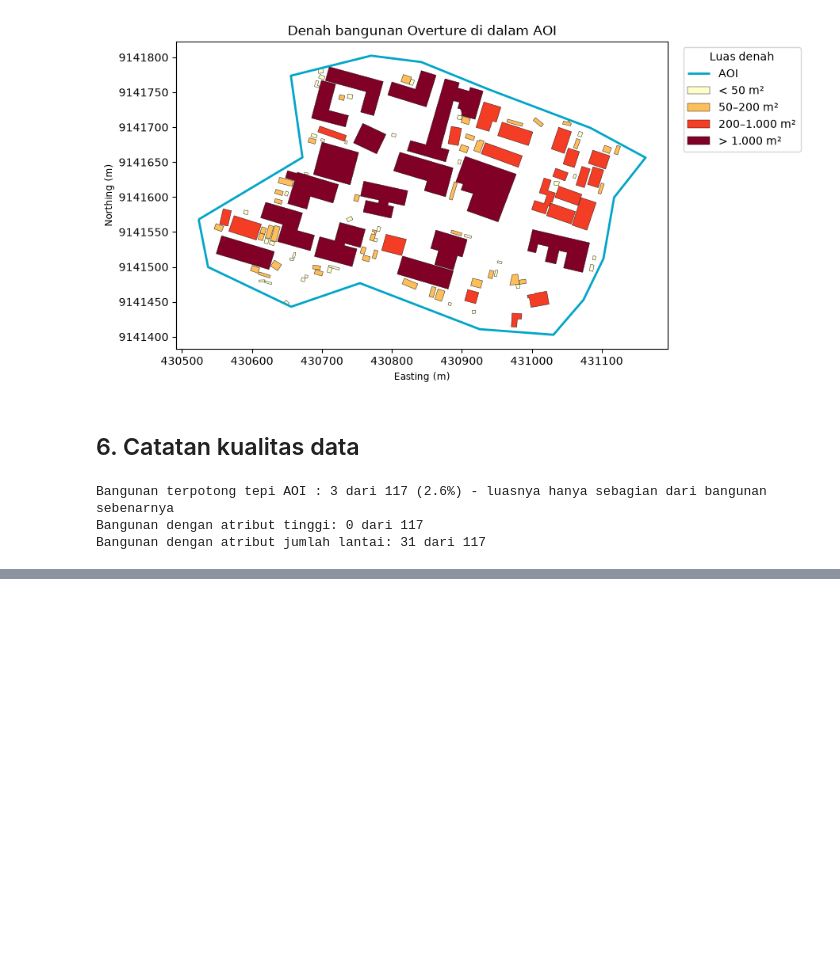
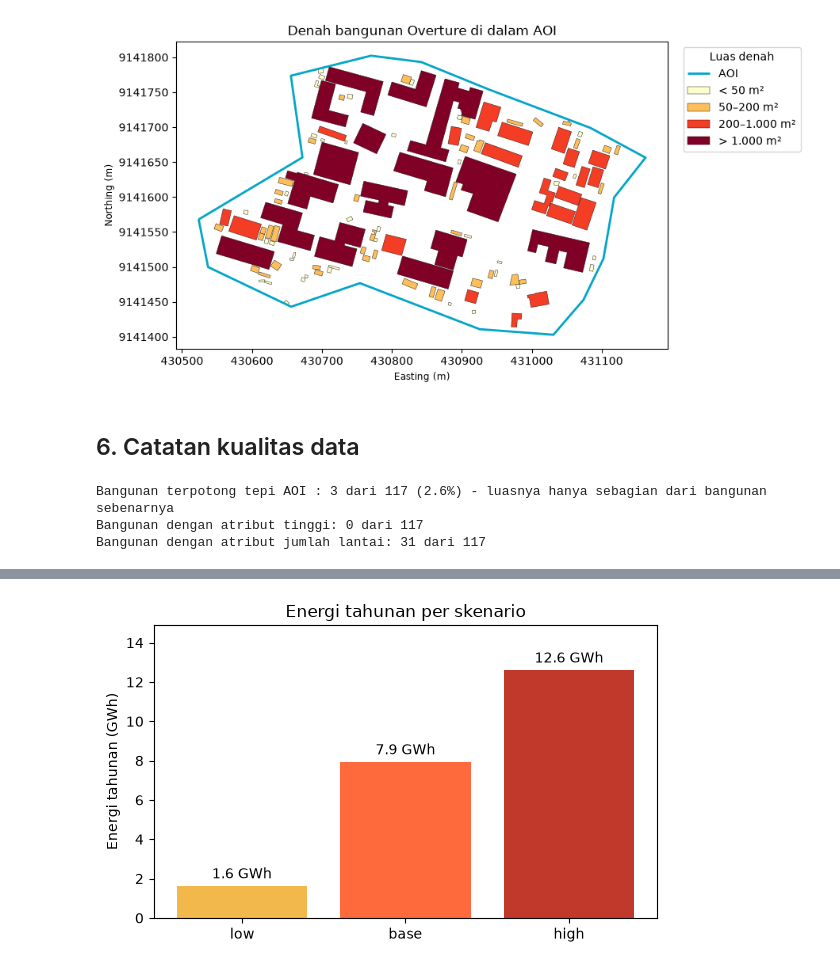
Before and after one commit to irwanrudy/solar-rooftop-drone, a Jupyter notebook: notebooks/01_explore_footprints.ipynb, the cells around one changed output, grey strips where cells are left out. Cells and saved outputs as stored; diff of their text form; code cells hidden in the pictures; blank space fills up the shorter version.

Commit message:
v0.2: README with literature-based assumptions, references and disclaimer; notebook scenarios and sensitivity; refreshed map preview
Co-Authored-By: Claude Sonnet 5.5 <noreply@anthropic.com>

```diff
--- a/notebooks/01_explore_footprints.ipynb
+++ b/notebooks/01_explore_footprints.ipynb
@@ -138,0 +141,9 @@ Bangunan dengan atribut jumlah lantai: 31 dari 117
+# %%
+import sys
+
+sys.path.insert(0, str(ROOT / "src"))
+import solar
+
+scen = pd.read_csv(out / cfg["output"]["scenarios_csv"]).set_index("skenario")
+scen[["faktor_pemanfaatan", "efisiensi_modul", "performance_ratio",
+      "luas_efektif_m2", "kapasitas_kwp", "energi_mwh_tahun", "yield_kwh_per_kwp"]]
@@ -138,0 +156,11 @@ Bangunan dengan atribut jumlah lantai: 31 dari 117
+# %%
+fig, ax = plt.subplots(figsize=(6.5, 3.8))
+colors = {"low": "#f2b84b", "base": "#ff6a3d", "high": "#c0392b"}
+bars = ax.bar(scen.index, scen["energi_mwh_tahun"] / 1000, color=[colors[s] for s in scen.index])
+ax.bar_label(bars, fmt="%.1f GWh", padding=3)
+ax.set_ylabel("Energi tahunan (GWh)")
+ax.set_title("Energi tahunan per skenario")
+ax.set_ylim(0, scen["energi_mwh_tahun"].max() / 1000 * 1.18)
+plt.show()
+# %% [output]
+[figure, added]
```
Also changed, not shown: parts of 6 cells of this notebook, 2 other files.
